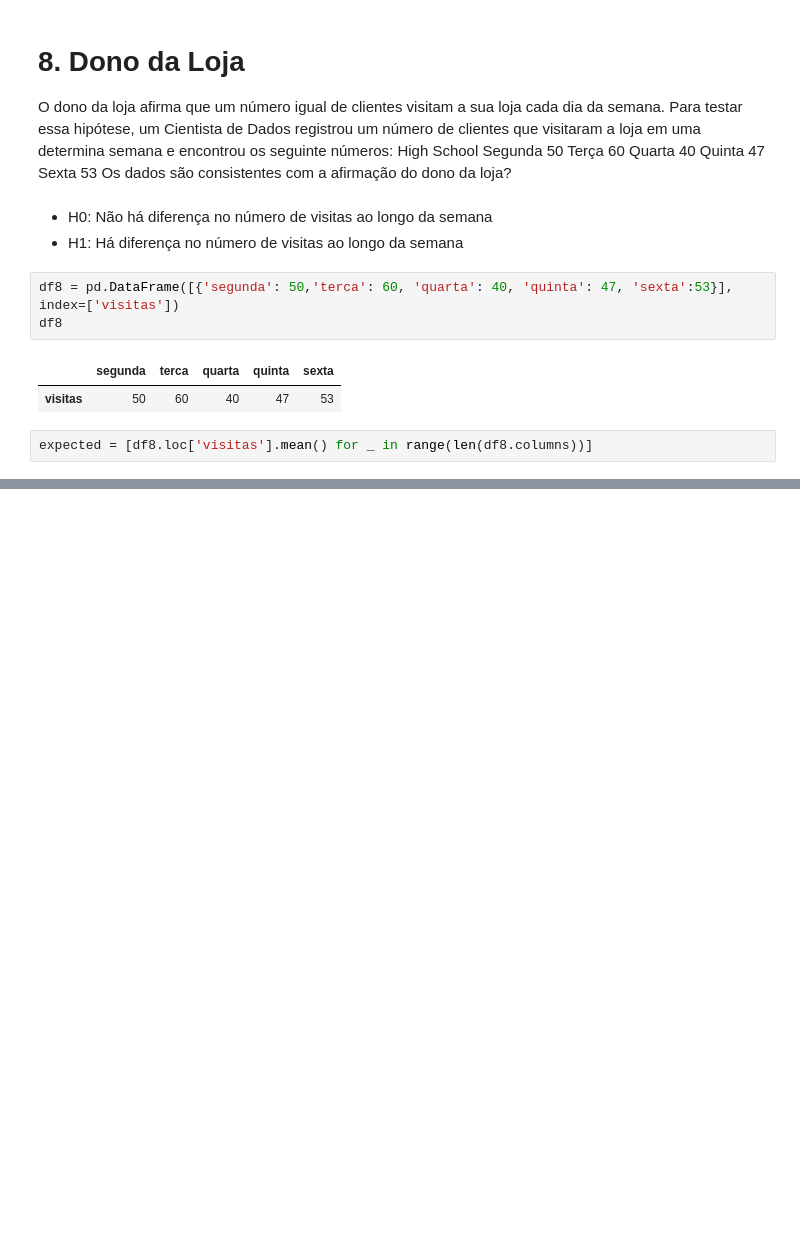
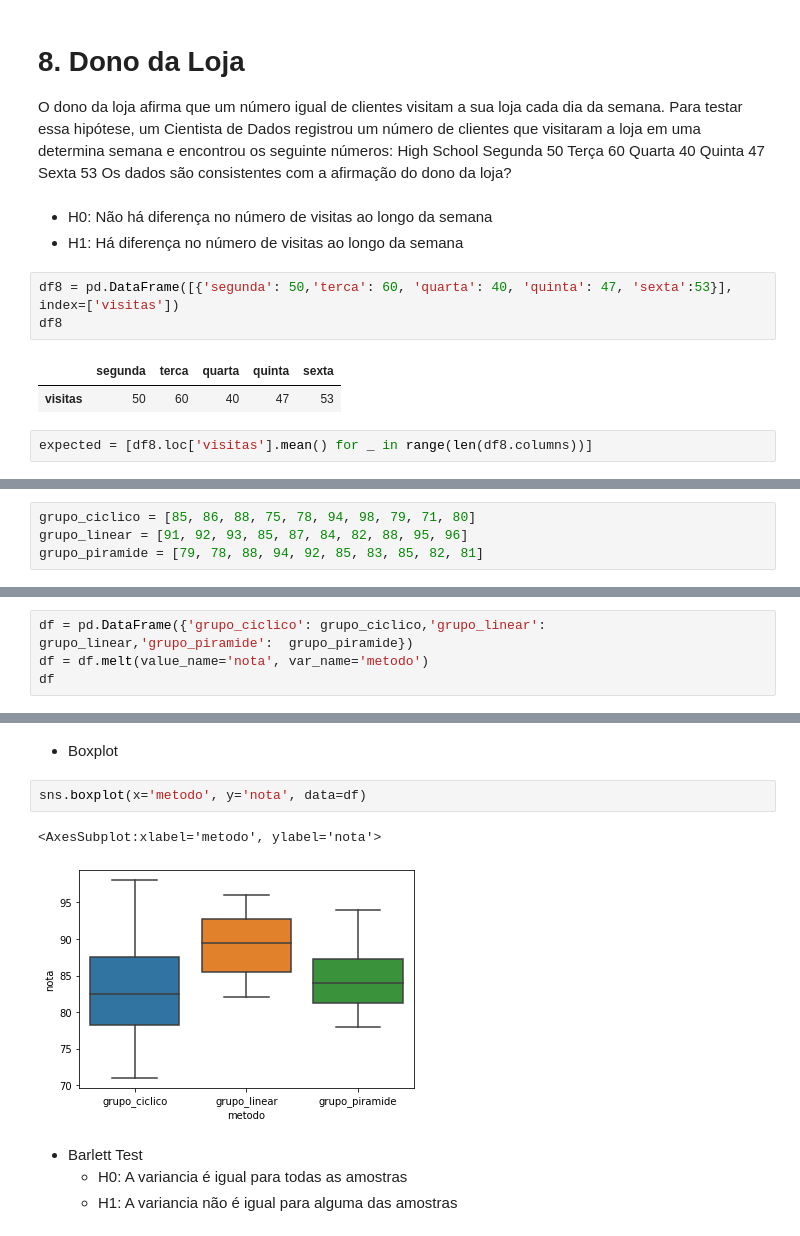
Before and after one commit to miguelzph/ab_test, a Jupyter notebook: notebooks/exercicios_aula_23.ipynb, the cells around one changed output, grey strips where cells are left out. Drawn from its saved outputs; the diff is of its cells as text; blank space fills up the shorter version.

```diff
--- a/notebooks/exercicios_aula_23.ipynb
+++ b/notebooks/exercicios_aula_23.ipynb
@@ -529,0 +540,4 @@ Rejeita a nula
+# %%
+grupo_ciclico = [85, 86, 88, 75, 78, 94, 98, 79, 71, 80]
+grupo_linear = [91, 92, 93, 85, 87, 84, 82, 88, 95, 96]
+grupo_piramide = [79, 78, 88, 94, 92, 85, 83, 85, 82, 81]
@@ -529,0 +562,4 @@ Rejeita a nula
+# %%
+df = pd.DataFrame({'grupo_ciclico': grupo_ciclico,'grupo_linear':  grupo_linear,'grupo_piramide':  grupo_piramide})
+df = df.melt(value_name='nota', var_name='metodo')
+df
@@ -529,0 +584,11 @@ Rejeita a nula
+# %% [markdown]
+- Boxplot
+# %%
+sns.boxplot(x='metodo', y='nota', data=df)
+# %% [output]
+<AxesSubplot:xlabel='metodo', ylabel='nota'>
+[figure, added]
+# %% [markdown]
+- Barlett Test
+    - H0: A variancia é igual para todas as amostras
+    - H1: A variancia não é igual para alguma das amostras
```
Also changed, not shown: parts of 28 cells of this notebook.
